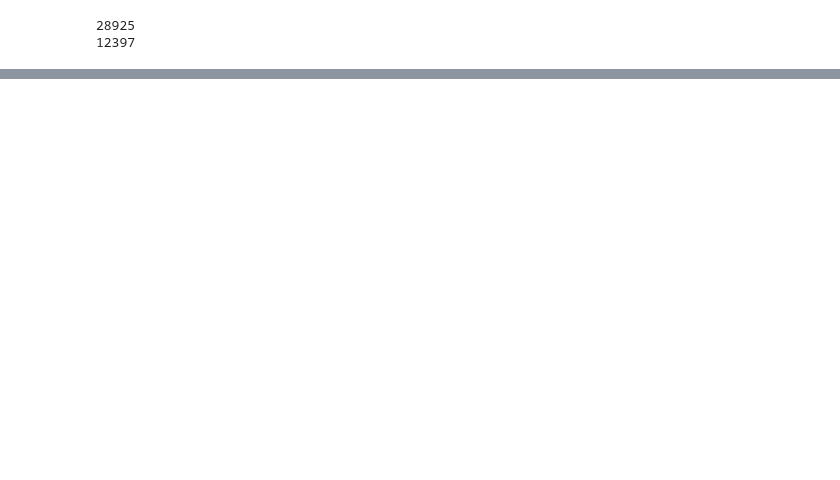
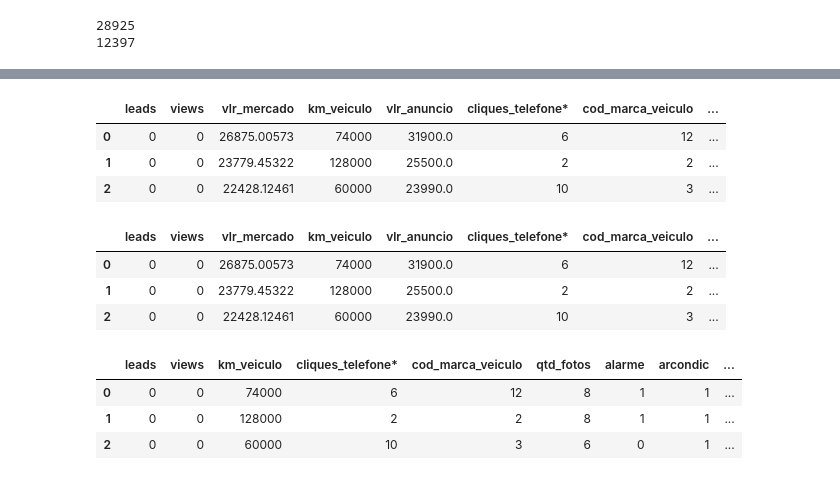
Before and after one commit to rafajovelho/Case1, a Jupyter notebook: Case-GCBInvestimentosipynb.ipynb, the cells around one changed output, grey strips where cells are left out. Cells and saved outputs as stored; diff of their text form; code cells hidden in the pictures; blank space fills up the shorter version.

```diff
--- a/Case-GCBInvestimentosipynb.ipynb
+++ b/Case-GCBInvestimentosipynb.ipynb
@@ -1805,0 +1821,38 @@ O r2 score foi de:  -1.1508619769497135
+# %%
+# Variáveis que serão utilizadas no modelo
+cols = ['leads','views','km_veiculo','cliques_telefone*','cod_marca_veiculo','qtd_fotos','alarme','arcondic',
+        'arquente','rodasliga','sensorestacion','abs','airbag','flg_ipva_pago','flg_unico_dono']
+# %%
+# Copiando o dataset do modelo4, que tem praticamente todas essas variáveis ja
+df6 = df4.copy()
+# %%
+# O dataset ainda nao tem a variável 'arcondic', que foi adicionada. Será necessário adicioná-la
+df6.head(3)
+# %% [output]
+|  | leads | views | vlr_mercado | km_veiculo | vlr_anuncio | cliques_telefone* | cod_marca_veiculo | ... |
+| 0 | 0 | 0 | 26875.00573 | 74000 | 31900.0 | 6 | 12 | ... |
+| 1 | 0 | 0 | 23779.45322 | 128000 | 25500.0 | 2 | 2 | ... |
+| 2 | 0 | 0 | 22428.12461 | 60000 | 23990.0 | 10 | 3 | ... |
+# %%
+# Inserindo a coluna 'arcondic'
+df6.insert(10, 'arcondic', df.arcondic)
+# %%
+# transformando a coluna 'arcondic' recém adicionada em numérica
+df6.arcondic = np.where((df6.arcondic) =='S', 1, 0)
+# %%
+# Visualizando o dataset
+df6.head(3)
+# %% [output]
+|  | leads | views | vlr_mercado | km_veiculo | vlr_anuncio | cliques_telefone* | cod_marca_veiculo | ... |
+| 0 | 0 | 0 | 26875.00573 | 74000 | 31900.0 | 6 | 12 | ... |
+| 1 | 0 | 0 | 23779.45322 | 128000 | 25500.0 | 2 | 2 | ... |
+| 2 | 0 | 0 | 22428.12461 | 60000 | 23990.0 | 10 | 3 | ... |
+# %%
+# Agora filtrando o dataset apenas com as colunas que iremos usar
+df6 = df6[cols]
+df6.head(3)
+# %% [output]
+|  | leads | views | km_veiculo | cliques_telefone* | cod_marca_veiculo | qtd_fotos | alarme | arcondic | ... |
+| 0 | 0 | 0 | 74000 | 6 | 12 | 8 | 1 | 1 | ... |
+| 1 | 0 | 0 | 128000 | 2 | 2 | 8 | 1 | 1 | ... |
+| 2 | 0 | 0 | 60000 | 10 | 3 | 6 | 0 | 1 | ... |
```
Also changed, not shown: parts of 58 cells of this notebook.
